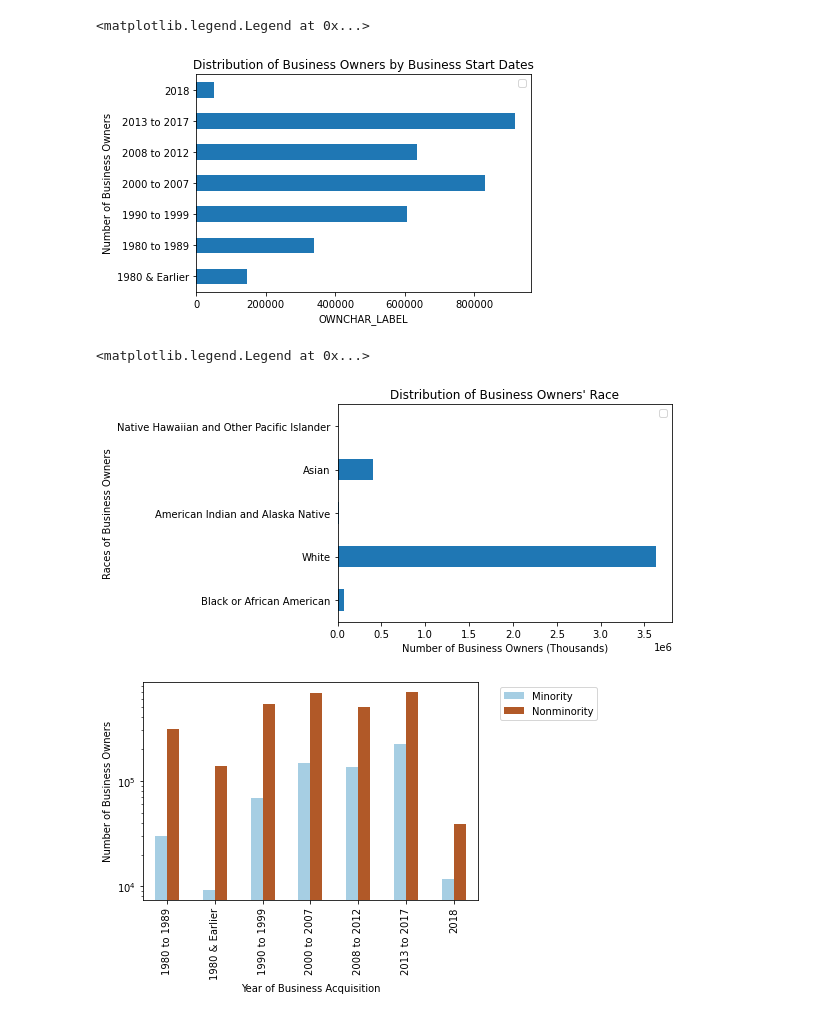
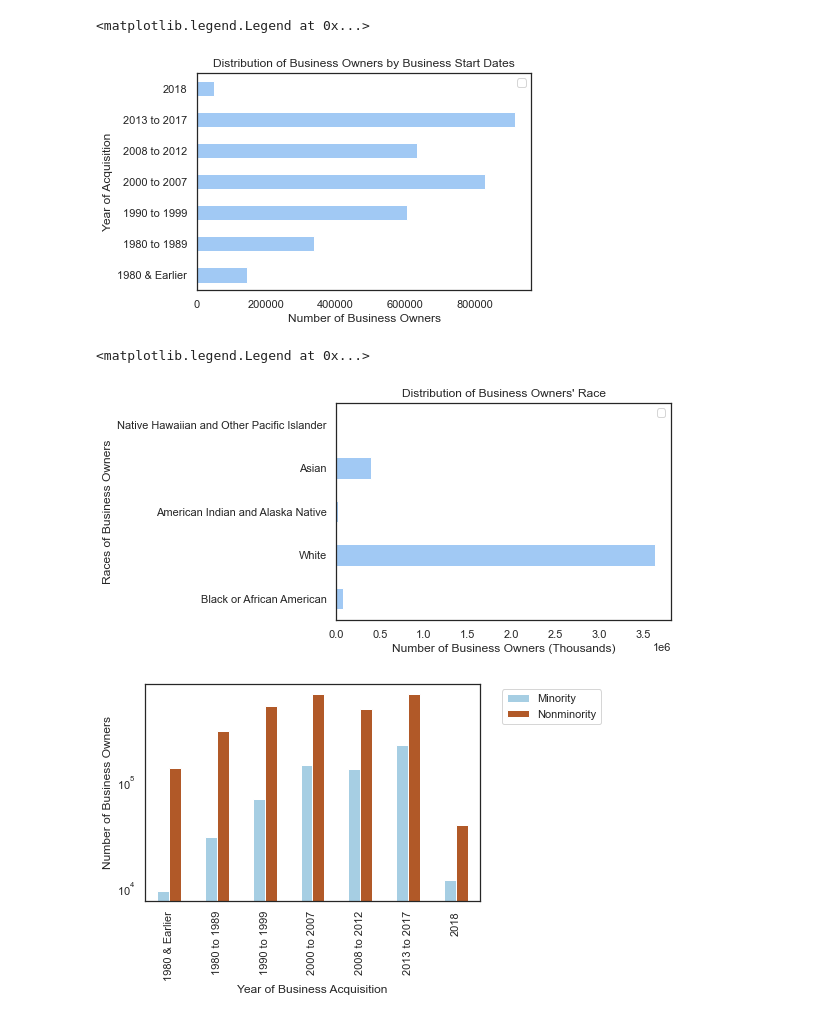
Before and after one commit to ryan5541/ABSAssessment, a Jupyter notebook: census-assessment-elsa.ipynb, the cells around one changed output. Saved outputs shown, nothing was run; the diff lists cells and outputs as text; code cells hidden in the pictures.

```diff
--- a/census-assessment-elsa.ipynb
+++ b/census-assessment-elsa.ipynb
@@ -44,16 +44,17 @@ all_data_aggr = file_df[file_df['OWNER_RACE'] == '00']
 # creating a data frame with all of the data aggregated by year, to ensure the correct number of responses is summed
 # %%
 #VISUALIZATION 1
+sns.set_theme(style="white", palette='pastel')
 
 business_ages = all_data_aggr.plot.barh(title="Distribution of Business Owners by Business Start Dates",x='OWNCHAR_LABEL',y='OWNPDEMP')
 # bar chart showing distribution of business ages
-business_ages.set_ylabel('Number of Business Owners')
+business_ages.set_ylabel('Year of Acquisition')
 # distribution of business ages
-business_ages.set_xlabel('OWNCHAR_LABEL')
+business_ages.set_xlabel('Number of Business Owners')
 business_ages.legend('')
 # %% [output]
 <matplotlib.legend.Legend at 0x...>
-[figure, old version]
+[figure, new version]
 # %%
 # VISUALIZATION 2: DISTRIBUTION OF BUSINESS OWNERS RACE
 business_races = file_df_race_all.plot.barh(title="Distribution of Business Owners' Race",x='OWNER_RACE_LABEL',y="OWNPDEMP")
@@ -63,7 +64,7 @@ business_races.legend('')
 # doesn't work with the all_data_aggr df
 # %% [output]
 <matplotlib.legend.Legend at 0x...>
-[figure, old version]
+[figure, new version]
 # %%
 # VIS 3 CLUSTERED COLUMN BY MINORITY/NONMINORITY
 nonminority = file_df[file_df['OWNER_RACE_LABEL'] == 'Nonminority'].copy()
@@ -76,13 +77,14 @@ minority.rename(columns = {'OWNPDEMP':'Minority'},inplace=True)
 # %%
 # VIS 3: CLUSTERED COLUMN MINORITY AND NONMINORITY BUSINESS OWNERS
 min_nonmin = pd.merge(minority,nonminority,on='OWNCHAR_LABEL')
+min_nonmin = min_nonmin.sort_values('OWNCHAR_LABEL')
 min_nonmin_chart = min_nonmin.plot.bar(x='OWNCHAR_LABEL', logy=True,colormap='Paired')
 min_nonmin_chart.set_xlabel("Year of Business Acquisition")
 min_nonmin_chart.set_ylabel("Number of Business Owners")
 min_nonmin_chart.legend(bbox_to_anchor=(1.05, 1), loc='upper left')
 plt.show()
 # %% [output]
-[figure, old version]
+[figure, new version]
 # %%
 # VIS 4
 pacific = file_df[file_df['OWNER_RACE_LABEL'] == 'Native Hawaiian and Other Pacific Islander'].copy()
```
Also changed, not shown: parts of 3 cells of this notebook.
